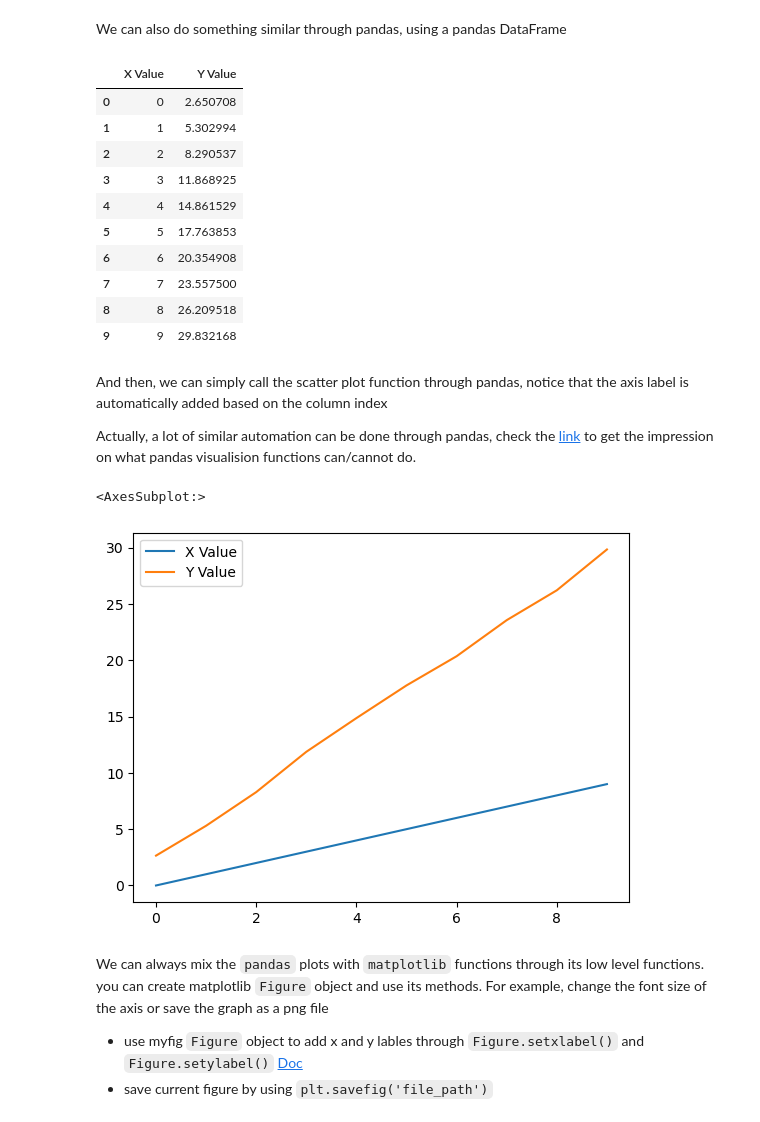
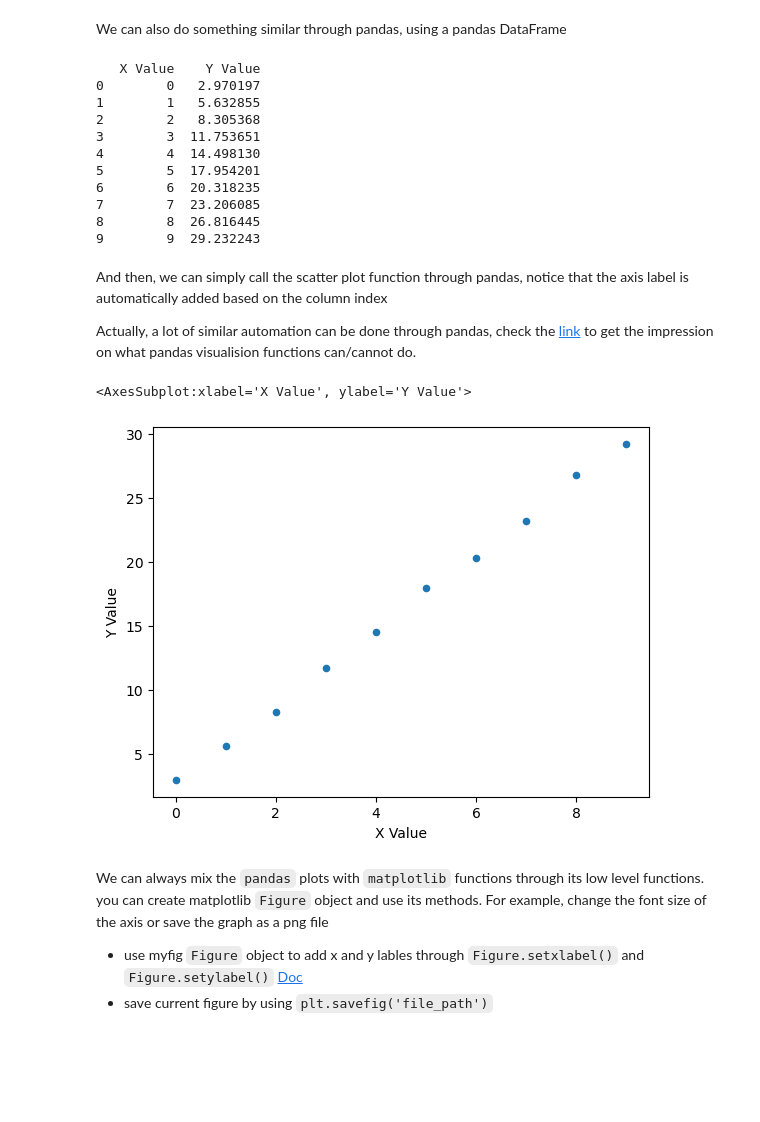
Before and after one commit to legacy-shu/Anaconda-Python-3-, a Jupyter notebook: python/week03/lab/MatplotlibandSeaborn(1).ipynb, the cells around one changed output. Cells and saved outputs as stored; diff of their text form; code cells hidden in the pictures; blank space fills up the shorter version.

```diff
--- a/python/week03/lab/MatplotlibandSeaborn(1).ipynb
+++ b/python/week03/lab/MatplotlibandSeaborn(1).ipynb
@@ -55,29 +55,33 @@ plt.show()
 We can also do something similar through pandas, using a pandas DataFrame
 # %%
 import pandas as pd
-data = pd.DataFrame({'X Value': X_arr, 'Y Value': Y_arr})
-data
+df = pd.DataFrame({'X Value': X_arr, 'Y Value': Y_arr})
+print(df)
+# print(df.index)
+# print(df.columns)
+# print(df.values)
 # %% [output]
-|  | X Value | Y Value |
-| 0 | 0 | 2.650708 |
-| 1 | 1 | 5.302994 |
-| 2 | 2 | 8.290537 |
-| 3 | 3 | 11.868925 |
-| 4 | 4 | 14.861529 |
-| 5 | 5 | 17.763853 |
-| 6 | 6 | 20.354908 |
-| 7 | 7 | 23.557500 |
-| 8 | 8 | 26.209518 |
-| 9 | 9 | 29.832168 |
+   X Value    Y Value
+0        0   2.970197
+1        1   5.632855
+2        2   8.305368
+3        3  11.753651
+4        4  14.498130
+5        5  17.954201
+6        6  20.318235
+7        7  23.206085
+8        8  26.816445
+9        9  29.232243
 # %% [markdown]
 And then, we can simply call the scatter plot function through pandas, notice that the axis label is automatically added based on the column index
 
 Actually, a lot of similar automation can be done through pandas, check the [link](https://pandas.pydata.org/pandas-docs/stable/user_guide/visualization.html) to get the impression on what pandas visualision functions can/cannot do.
-# %%
-data.plot()
-# %% [output]
-<AxesSubplot:>
-[figure, removed]
+# %%
+
+df.plot.scatter(x='X Value', y='Y Value')
+# %% [output]
+<AxesSubplot:xlabel='X Value', ylabel='Y Value'>
+[figure, added]
 # %% [markdown]
 We can always mix the `pandas` plots with `matplotlib` functions through its low level functions. you can create matplotlib `Figure` object and use its methods. For example, change the font size of the axis or save the graph as a png file
 
```
Also changed, not shown: parts of 8 cells of this notebook, 6 other files.
